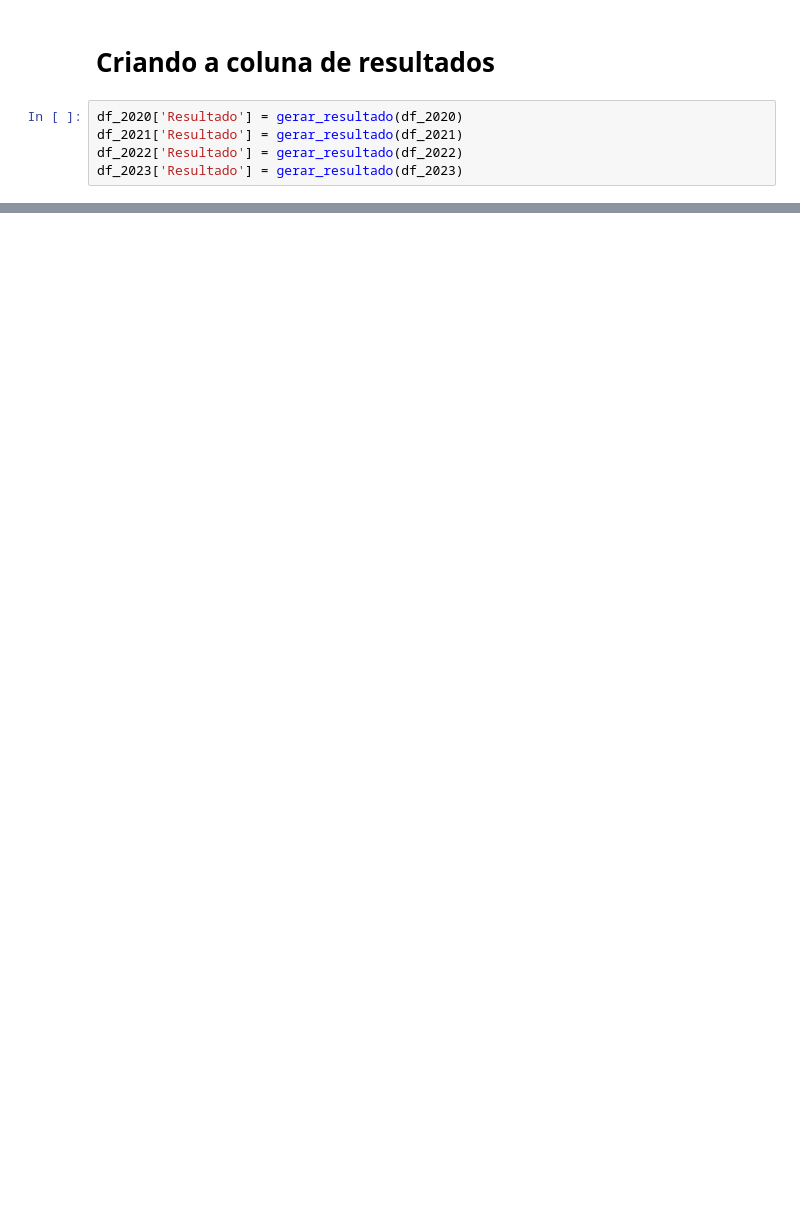
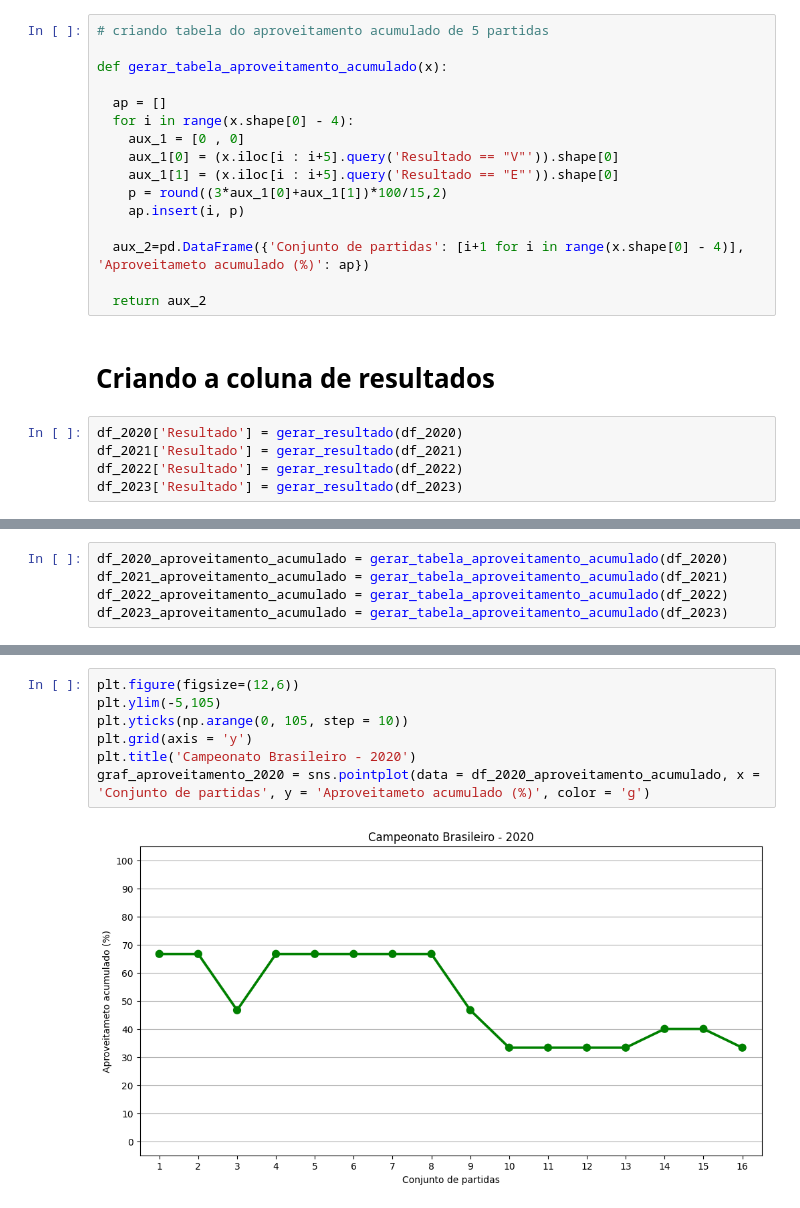
Before and after one commit to TassioCavalieri/analise_de_Abel_Ferreira_no_Campeonato_Brasileiro, a Jupyter notebook: analises.ipynb, the cells around one changed output, grey strips where cells are left out. Drawn from its saved outputs; the diff is of its cells as text; blank space fills up the shorter version.

```diff
--- a/analises.ipynb
+++ b/analises.ipynb
@@ -41,3 +69,19 @@ def gerar_resultado(x):  # x é o dataframe
+# %%
+# criando tabela do aproveitamento acumulado de 5 partidas
+
+def gerar_tabela_aproveitamento_acumulado(x):
+
+  ap = []
+  for i in range(x.shape[0] - 4):
+    aux_1 = [0 , 0]
+    aux_1[0] = (x.iloc[i : i+5].query('Resultado == "V"')).shape[0]
+    aux_1[1] = (x.iloc[i : i+5].query('Resultado == "E"')).shape[0]
+    p = round((3*aux_1[0]+aux_1[1])*100/15,2)
+    ap.insert(i, p)
+
+  aux_2=pd.DataFrame({'Conjunto de partidas': [i+1 for i in range(x.shape[0] - 4)], 'Aproveitameto acumulado (%)': ap})
+
+  return aux_2
 # %% [markdown]
 # Criando a coluna de resultados
 # %%
@@ -47,0 +125,5 @@ df_2023['Resultado'] = gerar_resultado(df_2023)
+# %%
+df_2020_aproveitamento_acumulado = gerar_tabela_aproveitamento_acumulado(df_2020)
+df_2021_aproveitamento_acumulado = gerar_tabela_aproveitamento_acumulado(df_2021)
+df_2022_aproveitamento_acumulado = gerar_tabela_aproveitamento_acumulado(df_2022)
+df_2023_aproveitamento_acumulado = gerar_tabela_aproveitamento_acumulado(df_2023)
@@ -47,0 +139,9 @@ df_2023['Resultado'] = gerar_resultado(df_2023)
+# %%
+plt.figure(figsize=(12,6))
+plt.ylim(-5,105)
+plt.yticks(np.arange(0, 105, step = 10))
+plt.grid(axis = 'y')
+plt.title('Campeonato Brasileiro - 2020')
+graf_aproveitamento_2020 = sns.pointplot(data = df_2020_aproveitamento_acumulado, x = 'Conjunto de partidas', y = 'Aproveitameto acumulado (%)', color = 'g')
+# %% [output]
+[figure, added]
```
Also changed, not shown: parts of 35 cells of this notebook.
